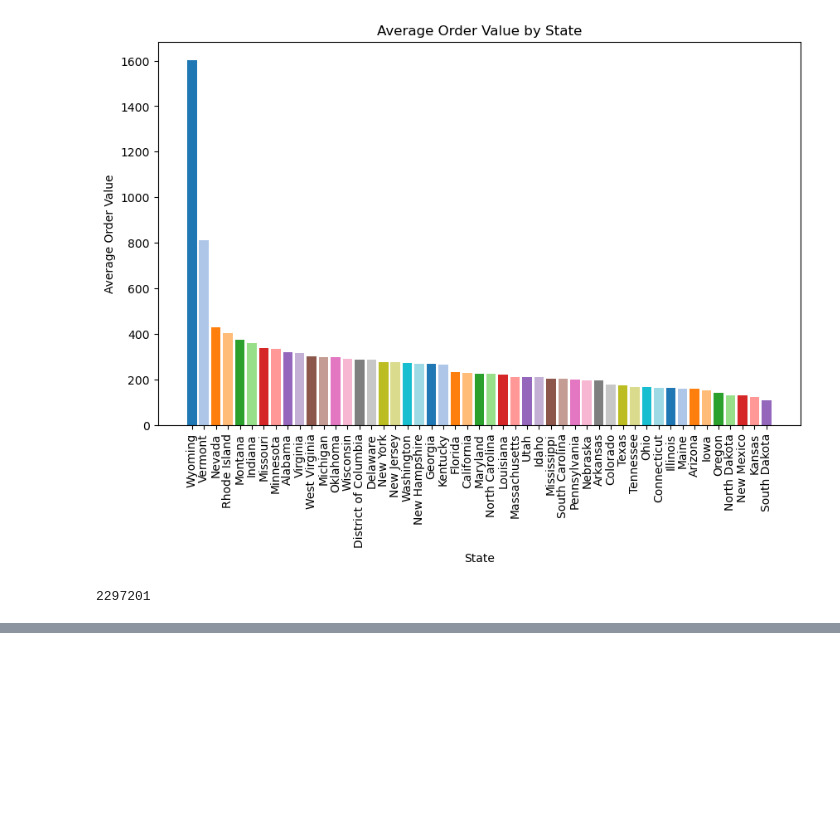
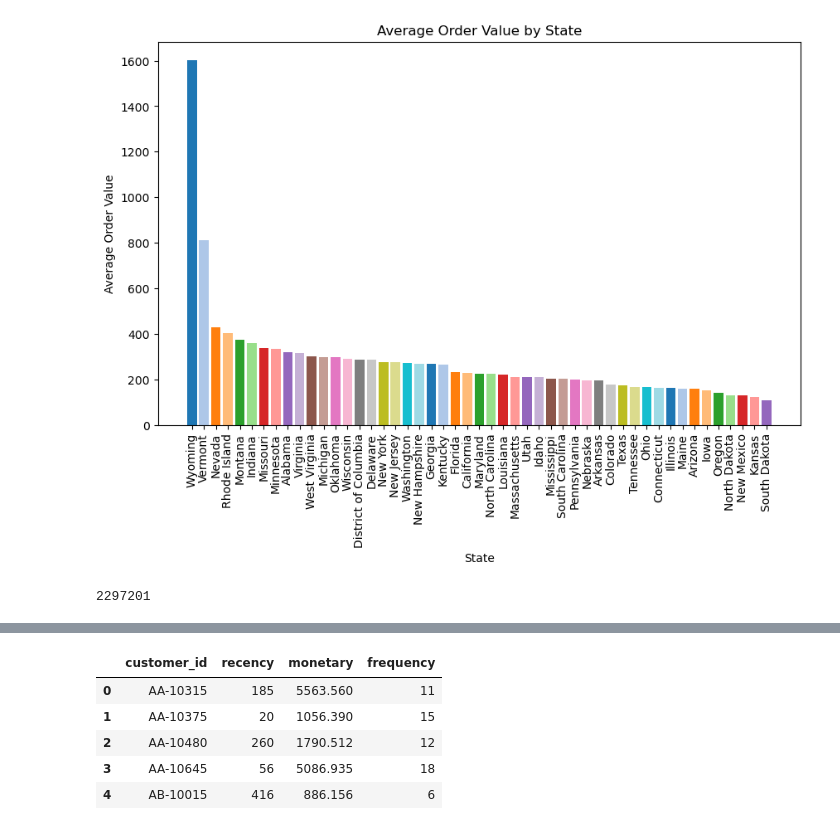
Before and after one commit to Paul-Sabin/E-Commerce, a Jupyter notebook: EDA_e-shop.ipynb, the cells around one changed output, grey strips where cells are left out. Saved outputs shown, nothing was run; the diff lists cells and outputs as text; code cells hidden in the pictures; blank space fills up the shorter version.

```diff
--- a/EDA_e-shop.ipynb
+++ b/EDA_e-shop.ipynb
@@ -172,0 +262,10 @@ display(round(sum(eshop['sales'])))
+# %%
+customer_patterns.rename({'sales': 'monetary', 'order_id':'frequency'}, axis='columns', inplace=True)
+display(customer_patterns.head())
+# %% [output]
+|  | customer_id | recency | monetary | frequency |
+| 0 | AA-10315 | 185 | 5563.560 | 11 |
+| 1 | AA-10375 | 20 | 1056.390 | 15 |
+| 2 | AA-10480 | 260 | 1790.512 | 12 |
+| 3 | AA-10645 | 56 | 5086.935 | 18 |
+| 4 | AB-10015 | 416 | 886.156 | 6 |
```
Also changed, not shown: parts of 13 cells of this notebook, 2 other files.
